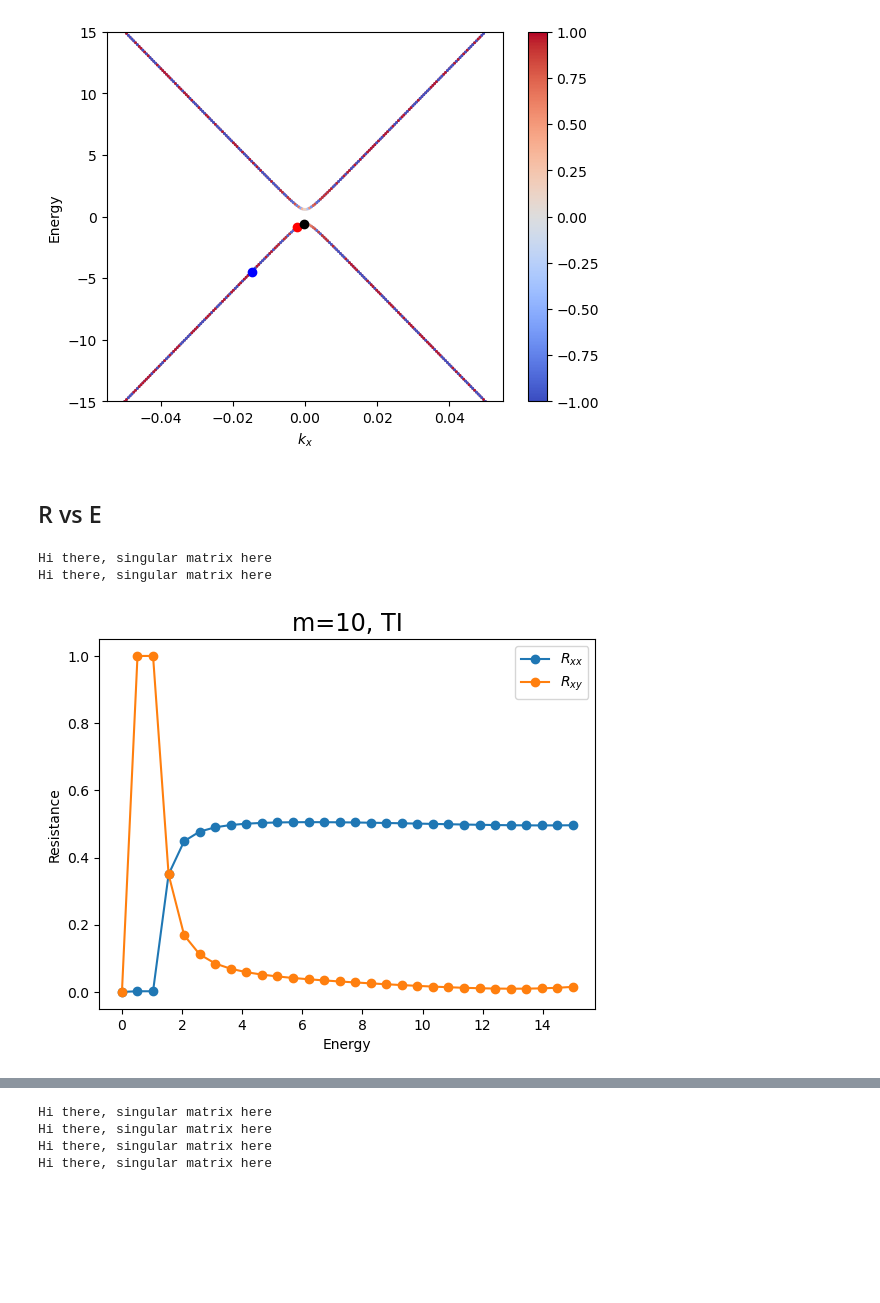
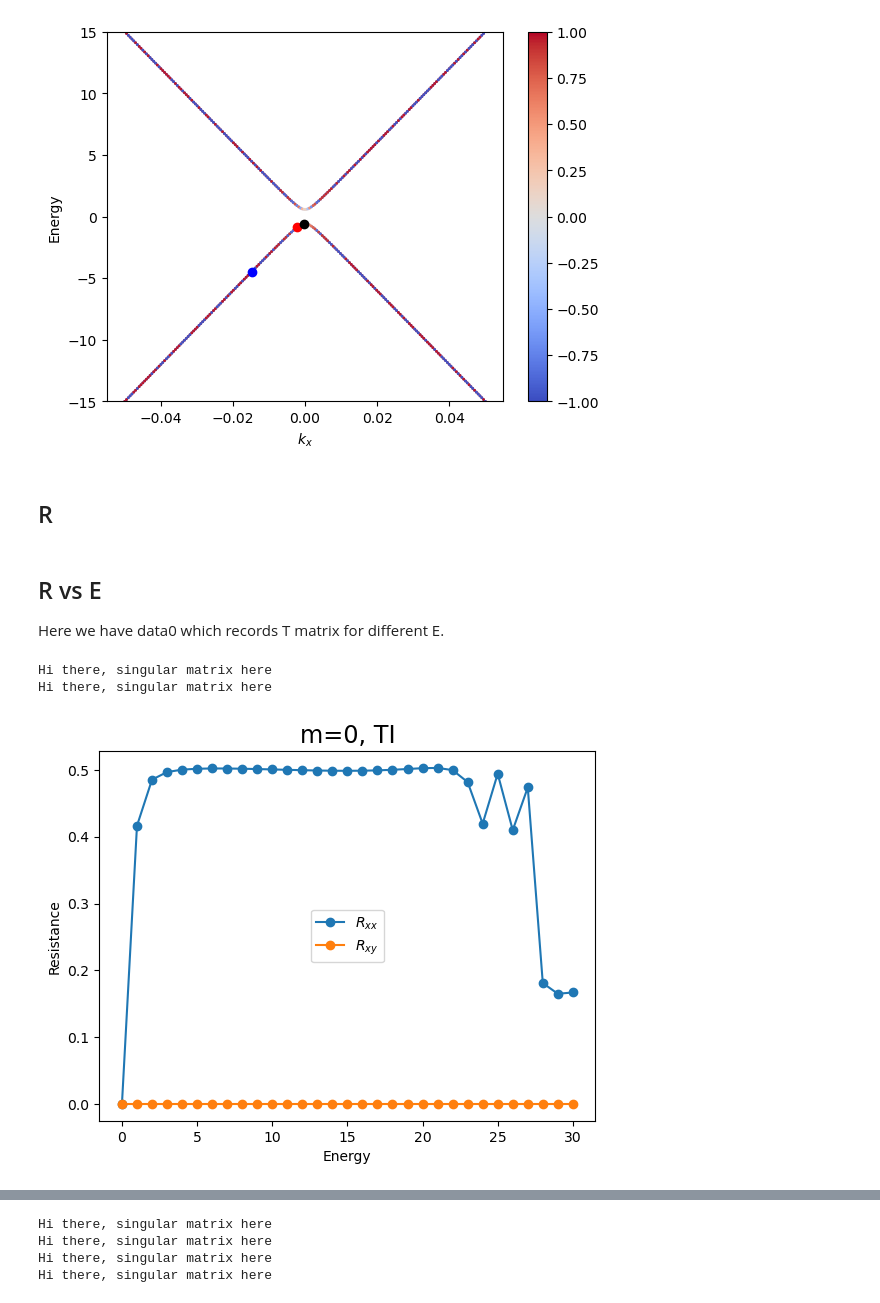
Before and after one commit to Xky123ff/GIT--DEMO, a Jupyter notebook: QSHE.ipynb, the cells around one changed output, grey strips where cells are left out. Drawn from its saved outputs; the diff is of its cells as text; code cells hidden in the pictures; blank space fills up the shorter version.

```diff
--- a/QSHE.ipynb
+++ b/QSHE.ipynb
@@ -193,7 +195,7 @@ plt.colorbar();
 fsyst = make_syst(width=60,length=300,leads_model=model_MTI())
 
 J=kwant.operator.Current(fsyst)            #这个对象是一个电流算符，可以用来计算系统 fsyst 中任意两个相邻格点（跳跃，hopping）之间的局部电流密度。wf[0][0] 通常表示从第一个引线注入的波函数在第一个自旋/轨道通道中的分量（具体取决于模型的自由度）。
-wf=kwant.wave_function(fsyst, energy=8,params=dict(m=20))  #它是一个包含了已计算好的散射波函数集合的对象。
+wf=kwant.wave_function(fsyst, energy=0.5,params=dict(m=10))  #它是一个包含了已计算好的散射波函数集合的对象。
 psi=wf(0)[0]                               #为什么只有一个一个轨道模型
 current = J(psi)
 kwant.plotter.current(fsyst, current, colorbar=True, show=True)
@@ -272,7 +276,7 @@ plt.colorbar();
 # %% [output]
 [figure]
 # %% [markdown]
-## R vs E
+## R
 # %%
 def find_voltages(tmatrix,current):
     try:
@@ -335,17 +339,20 @@ def rEplot(energies, data, ptitle='resistance vs energy'):
     plt.xlabel('Energy')
     plt.ylabel('Resistance')
     plt.legend()
+# %% [markdown]
+## R vs E
+Here we have data0 which records  T matrix for different E.
 # %%
 syst0=make_syst(width=60,length=300,leads_model=model_MTI())
 
 data0=[]
-e_range=np.linspace(0,15,num=30)
+e_range=np.linspace(0,30,num=31)
 for energy in e_range:
-    tmatrix = kwant.smatrix(syst0, energy,params=dict(m=10))
+    tmatrix = kwant.smatrix(syst0, energy,params=dict(m=0))
     data0.append(tmatrix.conductance_matrix())
 
-rEplot(e_range,np.array(data0),"m=10, TI")
+rEplot(e_range,np.array(data0),"m=0, TI")
 # %% [output]
 Hi there, singular matrix here
 Hi there, singular matrix here
-[figure, old version]
+[figure, new version]
```
Also changed, not shown: parts of 12 cells of this notebook, 3 other files.
